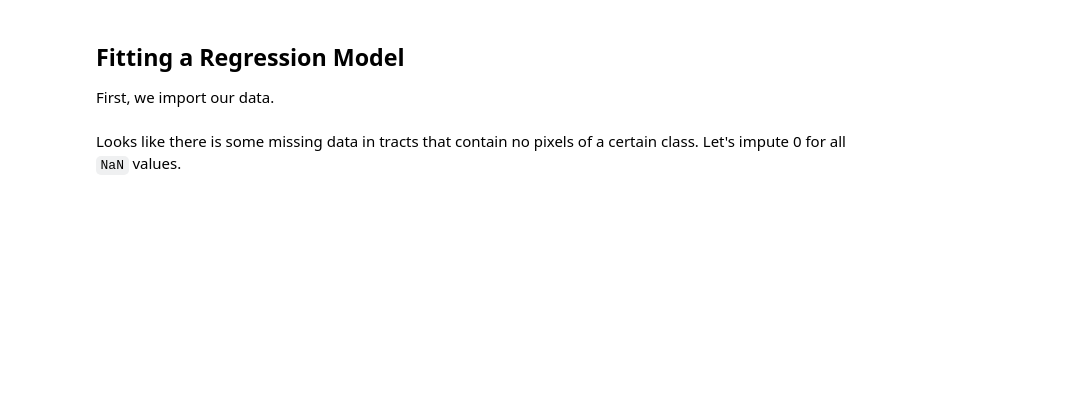
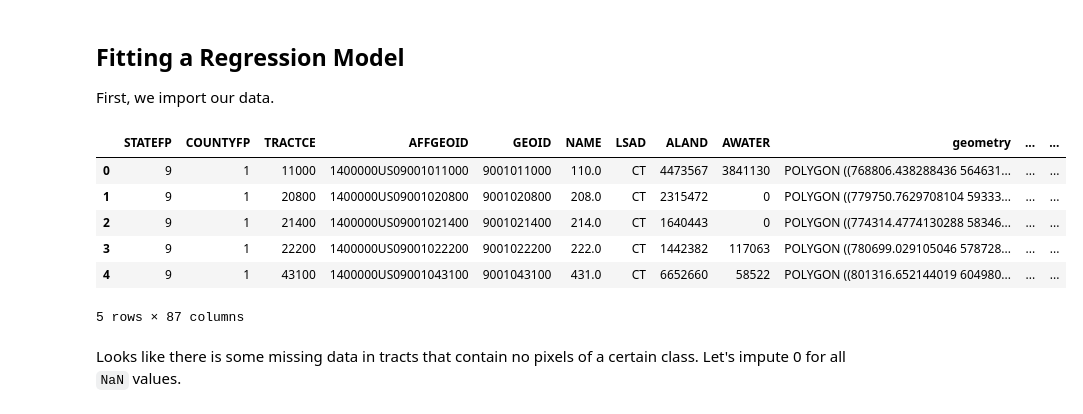
Before and after one commit to Liam-W-Smith/csci-0451-final-project, a Jupyter notebook: code/final_project.ipynb, the cells around one changed output. Cells and saved outputs as stored; diff of their text form; code cells hidden in the pictures; blank space fills up the shorter version.

Commit message:
merge conflict and add combined_data.csv

```diff
--- a/code/final_project.ipynb
+++ b/code/final_project.ipynb
@@ -172,8 +172,16 @@ AttributeError: 'int' object has no attribute 'encode'
 First, we import our data.
 # %%
 # Import and display data
-data = pd.read_csv("combined_data.csv")
+data = pd.read_csv("../data/combined_data.csv")
 data.head()
+# %% [output]
+|  | STATEFP | COUNTYFP | TRACTCE | AFFGEOID | GEOID | NAME | LSAD | ALAND | AWATER | geometry | ... | ... |
+| 0 | 9 | 1 | 11000 | 1400000US09001011000 | 9001011000 | 110.0 | CT | 4473567 | 3841130 | POLYGON ((768806.438288436 564631... | ... | ... |
+| 1 | 9 | 1 | 20800 | 1400000US09001020800 | 9001020800 | 208.0 | CT | 2315472 | 0 | POLYGON ((779750.7629708104 59333... | ... | ... |
+| 2 | 9 | 1 | 21400 | 1400000US09001021400 | 9001021400 | 214.0 | CT | 1640443 | 0 | POLYGON ((774314.4774130288 58346... | ... | ... |
+| 3 | 9 | 1 | 22200 | 1400000US09001022200 | 9001022200 | 222.0 | CT | 1442382 | 117063 | POLYGON ((780699.029105046 578728... | ... | ... |
+| 4 | 9 | 1 | 43100 | 1400000US09001043100 | 9001043100 | 431.0 | CT | 6652660 | 58522 | POLYGON ((801316.652144019 604980... | ... | ... |
+5 rows × 87 columns
 # %% [markdown]
 Looks like there is some missing data in tracts that contain no pixels of a certain class.
 Let's impute 0 for all `NaN` values.
```
Also changed, not shown: parts of 8 cells of this notebook, 3 other files.
